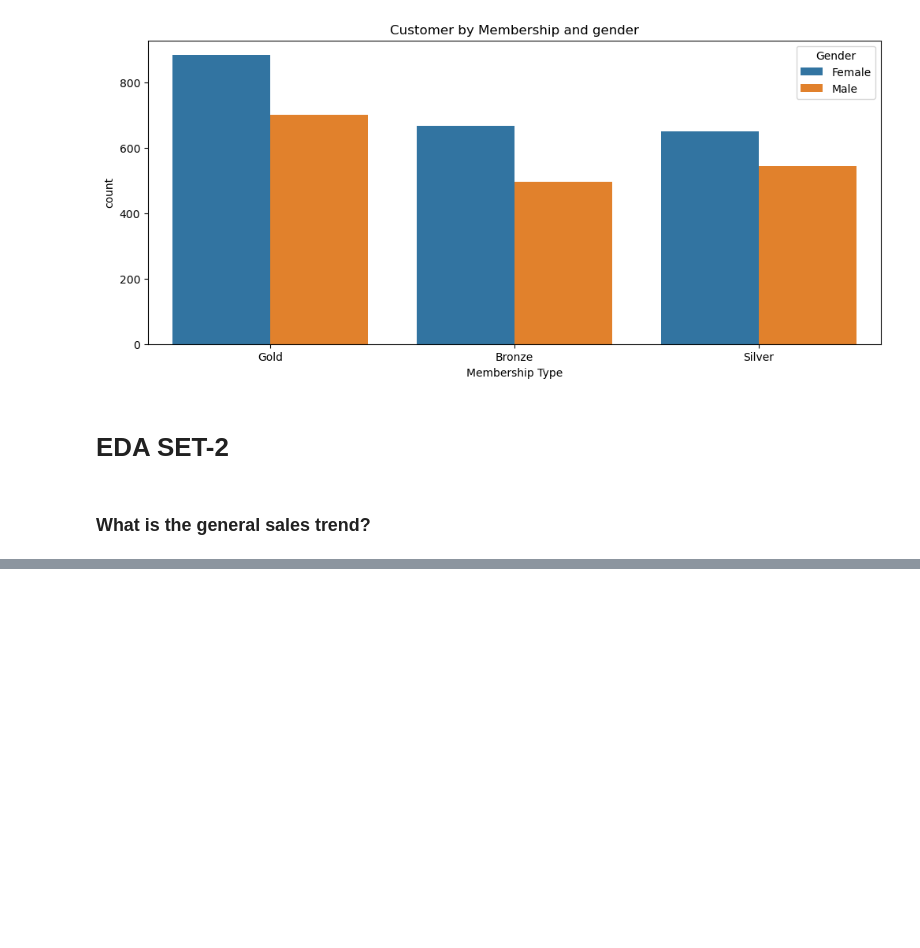
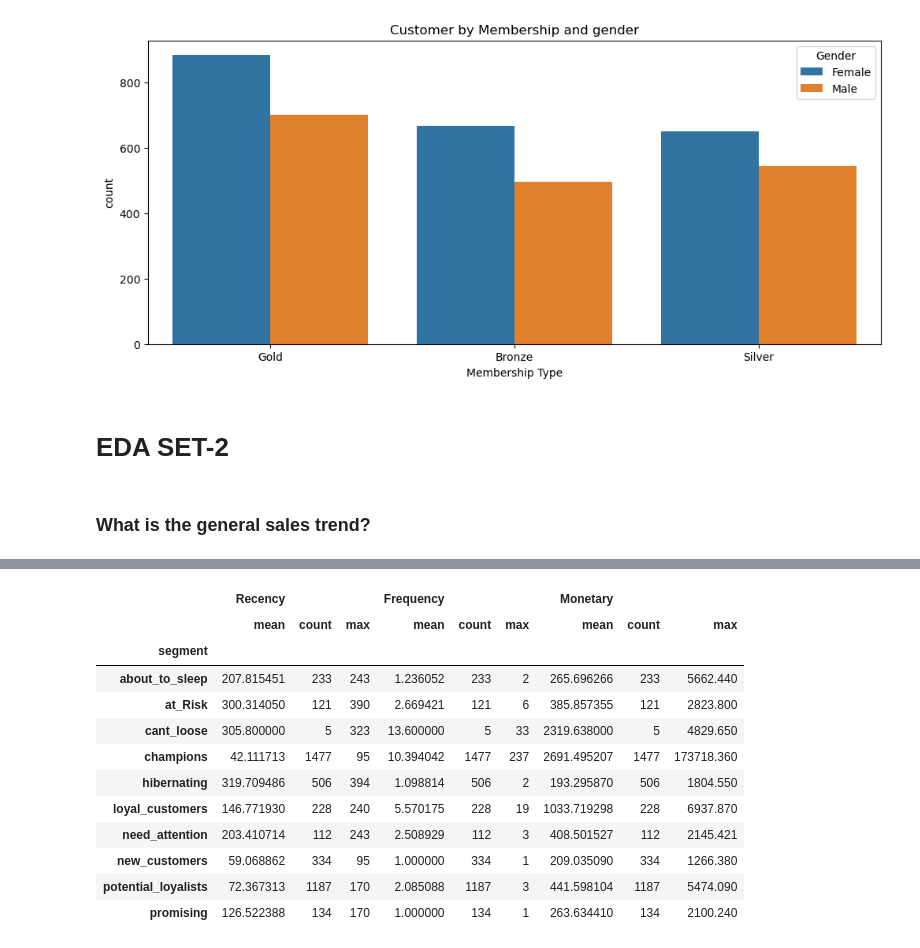
Before and after one commit to ABHISHEK-ALGO/Customer-Behaviour-and-Segmentation, a Jupyter notebook: Customer Behaviour and Segmentation.ipynb, the cells around one changed output, grey strips where cells are left out. Drawn from its saved outputs; the diff is of its cells as text; code cells hidden in the pictures; blank space fills up the shorter version.

```diff
--- a/Customer Behaviour and Segmentation.ipynb
+++ b/Customer Behaviour and Segmentation.ipynb
@@ -531,0 +561,3 @@ plt.show()
+# %%
+import datetime as dt
+today_date = dt.datetime(2011,12,31)
@@ -531,0 +641,17 @@ plt.show()
+# %%
+agg_list=["mean", "count", "max"]
+rfm[["segment", "Recency", "Frequency", "Monetary"]].groupby("segment").agg(agg_list)
+# %% [output]
+|  | Recency |  |  | Frequency |  |  | Monetary |  |  |
+|  | mean | count | max | mean | count | max | mean | count | max |
+| segment |  |  |  |  |  |  |  |  |  |
+| about_to_sleep | 207.815451 | 233 | 243 | 1.236052 | 233 | 2 | 265.696266 | 233 | 5662.440 |
+| at_Risk | 300.314050 | 121 | 390 | 2.669421 | 121 | 6 | 385.857355 | 121 | 2823.800 |
+| cant_loose | 305.800000 | 5 | 323 | 13.600000 | 5 | 33 | 2319.638000 | 5 | 4829.650 |
+| champions | 42.111713 | 1477 | 95 | 10.394042 | 1477 | 237 | 2691.495207 | 1477 | 173718.360 |
+| hibernating | 319.709486 | 506 | 394 | 1.098814 | 506 | 2 | 193.295870 | 506 | 1804.550 |
+| loyal_customers | 146.771930 | 228 | 240 | 5.570175 | 228 | 19 | 1033.719298 | 228 | 6937.870 |
+| need_attention | 203.410714 | 112 | 243 | 2.508929 | 112 | 3 | 408.501527 | 112 | 2145.421 |
+| new_customers | 59.068862 | 334 | 95 | 1.000000 | 334 | 1 | 209.035090 | 334 | 1266.380 |
+| potential_loyalists | 72.367313 | 1187 | 170 | 2.085088 | 1187 | 3 | 441.598104 | 1187 | 5474.090 |
+| promising | 126.522388 | 134 | 170 | 1.000000 | 134 | 1 | 263.634410 | 134 | 2100.240 |
```
Also changed, not shown: parts of 19 cells of this notebook.
